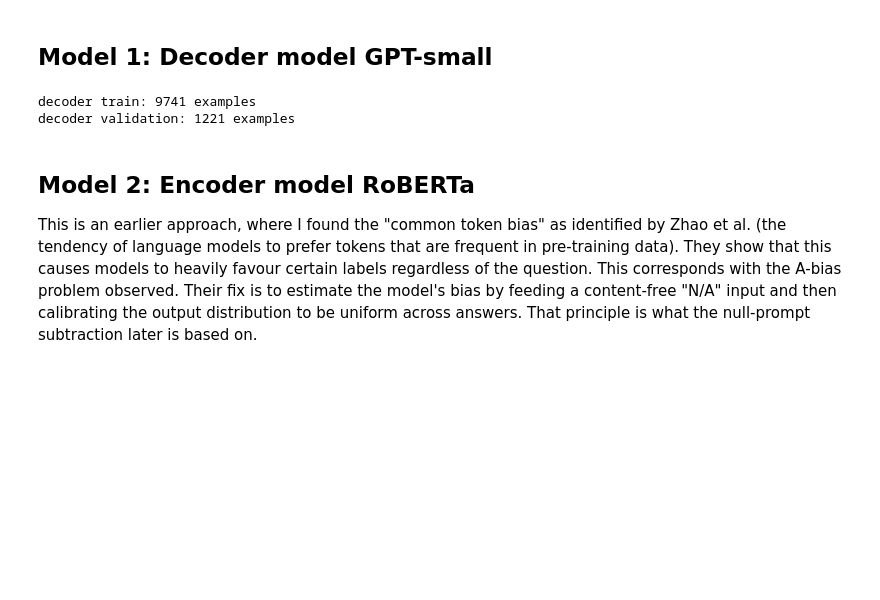
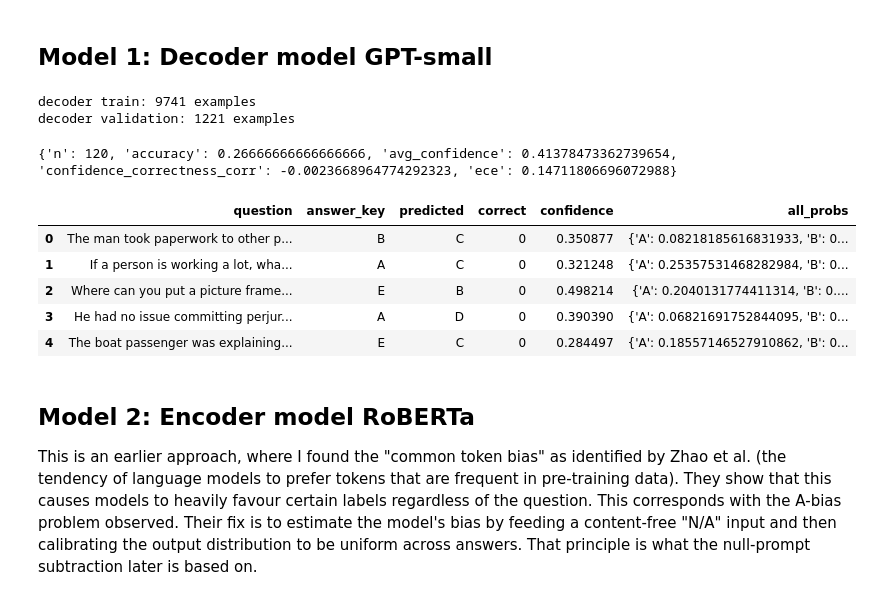
Before and after one commit to almvos/TALC, a Jupyter notebook: COPYEndAssignment_V2 .ipynb, the cells around one changed output. Cells and saved outputs as stored; diff of their text form; code cells hidden in the pictures; blank space fills up the shorter version.

Commit message:
added null-prompt calibration to decoder

```diff
--- a/COPYEndAssignment_V2 .ipynb
+++ b/COPYEndAssignment_V2 .ipynb
@@ -397,6 +415,18 @@ def build_decoder_prompt(question, labels, options):
     options_block = "\n".join(f"{label}. {text}" for label, text in zip(labels, options))
     return f"Question: {question}\n{options_block}\nAnswer:"
 
+
+def build_decoder_null_prompt(labels, options):
+    options_block = "\n".join(f"{label}. {text}" for label, text in zip(labels, options))
+    return f"\n{options_block}\nAnswer:"
+
+def calibrated_decoder_option_logps(question_prompt, labels, options):
+    option_logps_q = np.array([score_decoder_option_logprob(question_prompt, option) for option in options], dtype=np.float64)
+    null_prompt = build_decoder_null_prompt(labels, options)
+    option_logps_null = np.array([score_decoder_option_logprob(null_prompt, option) for option in options], dtype=np.float64)
+    option_logps_calibrated = option_logps_q - option_logps_null
+    return option_logps_calibrated, option_logps_q, option_logps_null
+
 @torch.no_grad()
 def score_decoder_option_logprob(prompt, option_text):
     prompt_ids = decoder_tokenizer(prompt, return_tensors="pt", add_special_tokens=False).input_ids.to(DEVICE)
@@ -414,9 +444,14 @@ def score_decoder_option_logprob(prompt, option_text):
     token_count = max(1, target_ids.shape[1])
     return total / token_count
 
-def predict_decoder_with_confidence(question, labels, options):
+def predict_decoder_with_confidence(question, labels, options, apply_calibration=True):
     prompt = build_decoder_prompt(question, labels, options)
-    option_logps = np.array([score_decoder_option_logprob(prompt, option) for option in options], dtype=np.float64)
+    option_logps_q = np.array([score_decoder_option_logprob(prompt, option) for option in options], dtype=np.float64)
+    option_logps_null = np.zeros_like(option_logps_q)
+    option_logps = option_logps_q
+
+    if apply_calibration:
+        option_logps, option_logps_q, option_logps_null = calibrated_decoder_option_logps(prompt, labels, options)
 
     shifted = option_logps - np.max(option_logps)
     probs = np.exp(shifted)
@@ -428,6 +463,8 @@ def predict_decoder_with_confidence(question, labels, options):
         "confidence": float(probs[best_idx]),
         "option_probs": {label: float(prob) for label, prob in zip(labels, probs)},
         "option_logprobs": {label: float(lp) for label, lp in zip(labels, option_logps)},
+        "option_logprobs_q": {label: float(lp) for label, lp in zip(labels, option_logps_q)},
+        "option_logprobs_null": {label: float(lp) for label, lp in zip(labels, option_logps_null)},
     }
 
 def evaluate_decoder_split(decoder_df, sample_size=None):
@@ -458,33 +495,40 @@ def expected_calibration_error(conf, corr, n_bins=10):
             continue
         bin_acc = corr[mask].mean()
         bin_conf = conf[mask].mean()
         ece += (mask.sum() / len(conf)) * abs(bin_acc - bin_conf)
     return float(ece)
 
 def summarize_decoder_results(results):
     accuracy = float(results["correct"].mean())
     avg_conf = float(results["confidence"].mean())
     corr = float(np.corrcoef(results["confidence"], results["correct"])[0, 1]) if len(results) > 1 else float("nan")
     ece = expected_calibration_error(results["confidence"].to_numpy(), results["correct"].to_numpy(), n_bins=10)
     return {
         "n": int(len(results)),
         "accuracy": accuracy,
         "avg_confidence": avg_conf,
         "confidence_correctness_corr": corr,
         "ece": ece,
     }
 
 # test on validation split
 decoder_validation_results = evaluate_decoder_split(decoder_datasets["validation"], sample_size=SAMPLE_SIZE)
 decoder_metrics = summarize_decoder_results(decoder_validation_results)
 print(decoder_metrics)
 decoder_validation_results.head(5)
 
 # Save to CSV
 #decoder_validation_results.to_csv("gpt2_results.csv", index=False)
 # %% [output]
 decoder train: 9741 examples
 decoder validation: 1221 examples
+{'n': 120, 'accuracy': 0.26666666666666666, 'avg_confidence': 0.41378473362739654, 'confidence_correctness_corr': -0.0023668964774292323, 'ece': 0.14711806696072988}
+|  | question | answer_key | predicted | correct | confidence | all_probs |
+| 0 | The man took paperwork to other p... | B | C | 0 | 0.350877 | {'A': 0.08218185616831933, 'B': 0... |
+| 1 | If a person is working a lot, wha... | A | C | 0 | 0.321248 | {'A': 0.25357531468282984, 'B': 0... |
+| 2 | Where can you put a picture frame... | E | B | 0 | 0.498214 | {'A': 0.2040131774411314, 'B': 0.... |
+| 3 | He had no issue committing perjur... | A | D | 0 | 0.390390 | {'A': 0.06821691752844095, 'B': 0... |
+| 4 | The boat passenger was explaining... | E | C | 0 | 0.284497 | {'A': 0.18557146527910862, 'B': 0... |
 # %% [markdown]
 ## Model 2: Encoder model RoBERTa
 
```
Also changed, not shown: parts of 6 cells of this notebook.
